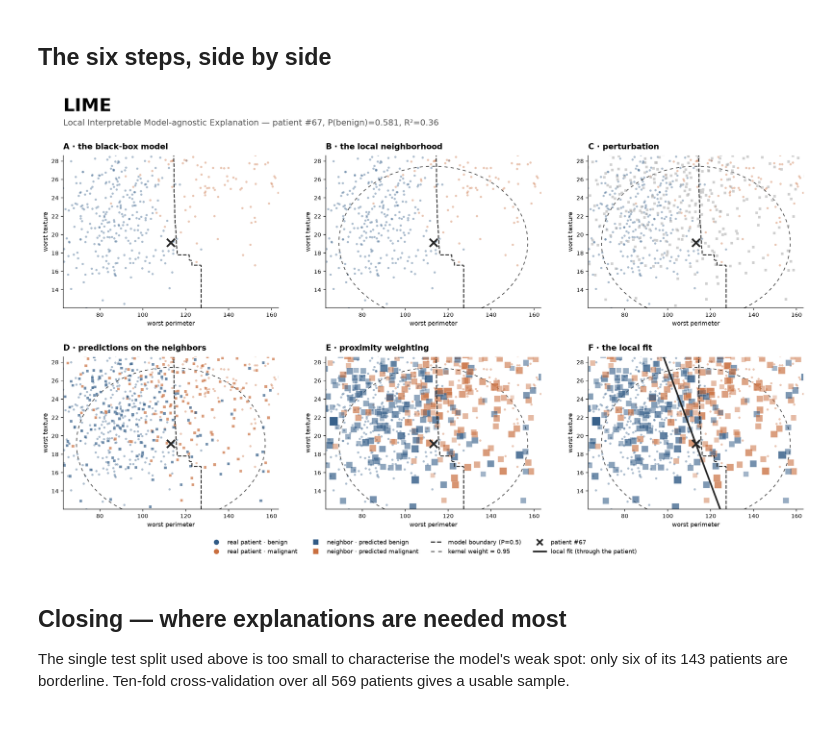
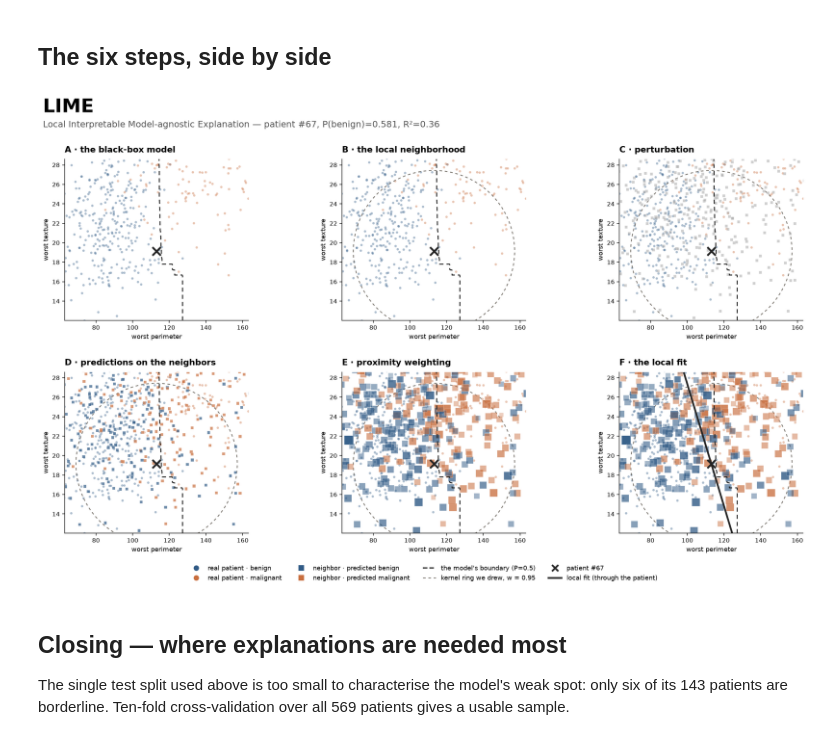
Before and after one commit to wbendinelli/interpretable-ml-lectures, a Jupyter notebook: modules/03-lime/notebooks/lime_walkthrough.ipynb, the cells around one changed output. Drawn from its saved outputs; the diff is of its cells as text; code cells hidden in the pictures.

```diff
--- a/modules/03-lime/notebooks/lime_walkthrough.ipynb
+++ b/modules/03-lime/notebooks/lime_walkthrough.ipynb
@@ -909,7 +909,21 @@ panel_titles = [
 ]
 axA, axB, axC, axD, axE, axF = axes.ravel()
 
+# Lock the data rectangle so the kernel ring draws as the circle it is. The
+# weight depends only on Euclidean distance in standardized space, so its
+# contour is a sphere; both axes are in sigma but do not span the same number
+# of them (the texture window is clipped by that feature's observed range), so
+# the rectangle carries the difference. Without this the ring comes out
+# visibly wider than tall on the two panels that are about distance.
+BOX = (((grid_y.max() - grid_y.min()) / train_std[iy])
+       / ((grid_x.max() - grid_x.min()) / train_std[ix]))
+# Three jobs, three treatments: dark long dash is the model's own boundary,
+# muted medium dash is a kernel contour we drew. They used to be identical.
+L_BOUNDARY = dict(color=DARK, linestyle=(0, (4, 3)), linewidth=1.5)
+L_KERNEL = dict(color="#6D675F", linestyle=(0, (3, 3)), linewidth=1.3)
+
 for ax, title in zip(axes.ravel(), panel_titles):
+    ax.set_box_aspect(BOX)
     ax.set_title(title, loc="left", fontsize=12.5, fontweight="bold", pad=10)
     ax.set_xlim(grid_x.min(), grid_x.max())
     ax.set_ylim(grid_y.min(), grid_y.max())
@@ -920,12 +934,13 @@ for ax, title in zip(axes.ravel(), panel_titles):
         ax.spines[s].set_visible(False)
     ax.scatter(X_all[y_all == 1, ix], X_all[y_all == 1, iy], s=12, color=BLUE, alpha=0.4, linewidth=0)
     ax.scatter(X_all[y_all == 0, ix], X_all[y_all == 0, iy], s=12, color=TERRACOTTA, alpha=0.4, linewidth=0)
-    ax.contour(GX, GY, PROB_SLICE, levels=[0.5], colors=[DARK], linewidths=1.5, linestyles="--")
+    ax.contour(GX, GY, PROB_SLICE, levels=[0.5], colors=[L_BOUNDARY["color"]],
+               linewidths=L_BOUNDARY["linewidth"], linestyles=[L_BOUNDARY["linestyle"]])
 
 for ax in (axB, axC, axD, axE, axF):
     ax.add_patch(Ellipse((row[ix], row[iy]),
                          width=2 * R95 * train_std[ix], height=2 * R95 * train_std[iy],
-                         fill=False, color=DARK, linewidth=1.2, linestyle=(0, (4, 4)), alpha=0.85))
+                         fill=False, alpha=0.9, **L_KERNEL))
 
 axC.scatter(Z_vis[:, ix], Z_vis[:, iy], s=16, marker="s", color=GRAY, alpha=0.55,
             linewidth=0.3, edgecolors="white")
@@ -937,36 +952,36 @@ for ax in (axE, axF):
 
 if fit_drawn:
     y_line, inside = local_isoline(exp, row, grid_x, grid_y)
     axF.plot(grid_x[inside], y_line[inside], color=DARK, linewidth=2.6)
 
 for ax in (axA, axB, axC, axD, axE, axF):
     ax.scatter(row[ix], row[iy], s=150, marker="x", color=DARK, linewidths=2.8, zorder=20)
 
 handles = [
     plt.Line2D([], [], marker="o", linestyle="", color=BLUE, markersize=7, label="real patient · benign"),
     plt.Line2D([], [], marker="o", linestyle="", color=TERRACOTTA, markersize=7, label="real patient · malignant"),
     plt.Line2D([], [], marker="s", linestyle="", color=BLUE, markersize=7, label="neighbor · predicted benign"),
     plt.Line2D([], [], marker="s", linestyle="", color=TERRACOTTA, markersize=7, label="neighbor · predicted malignant"),
-    plt.Line2D([], [], color=DARK, linewidth=1.8, linestyle="--", label="model boundary (P=0.5)"),
-    plt.Line2D([], [], color=DARK, linewidth=1.4, linestyle=(0, (4, 4)), alpha=0.85, label="kernel weight = 0.95"),
+    plt.Line2D([], [], color=DARK, linewidth=1.8, linestyle="--", label="the model's boundary (P=0.5)"),
+    plt.Line2D([], [], color="#6D675F", linewidth=1.3, linestyle=(0, (3, 3)), alpha=0.9, label="kernel ring we drew, w = 0.95"),
     plt.Line2D([], [], marker="x", linestyle="", color=DARK, markersize=9, markeredgewidth=2.6,
                label=f"patient #{instance_idx}"),
     plt.Line2D([], [], color=DARK, linewidth=2.6, label="local fit (through the patient)"),
 ]
 fig.legend(handles=handles, loc="lower center", ncol=4, fontsize=9.5, frameon=False,
            bbox_to_anchor=(0.5, -0.01))
 
 fig.suptitle("LIME", fontsize=28, fontweight="bold", x=0.045, ha="left", y=0.985)
 fig.text(0.045, 0.925,
          f"Local Interpretable Model-agnostic Explanation — patient #{instance_idx}, "
          f"P(benign)={row_proba:.3f}, R²={r2:.2f}",
          fontsize=13, color="#555555", ha="left")
 
 save_figure(fig, "lime_walkthrough_combined")
 fig.savefig(os.path.join(FIG_DIR, "lime_walkthrough_combined.pdf"), bbox_inches="tight")
 plt.show()
 # %% [output]
-[figure, old version]
+[figure, new version]
 # %% [markdown]
 ## Closing — where explanations are needed most
 
```
Also changed, not shown: 5 other files.
